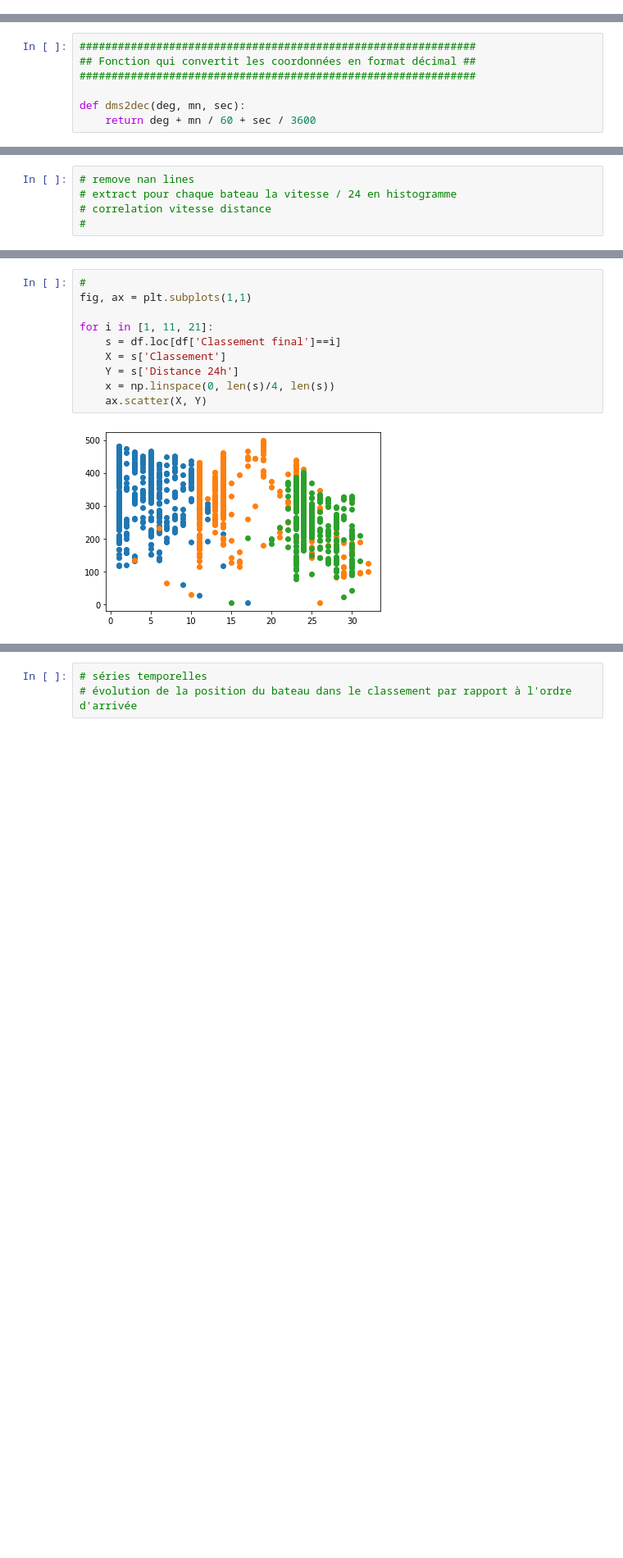
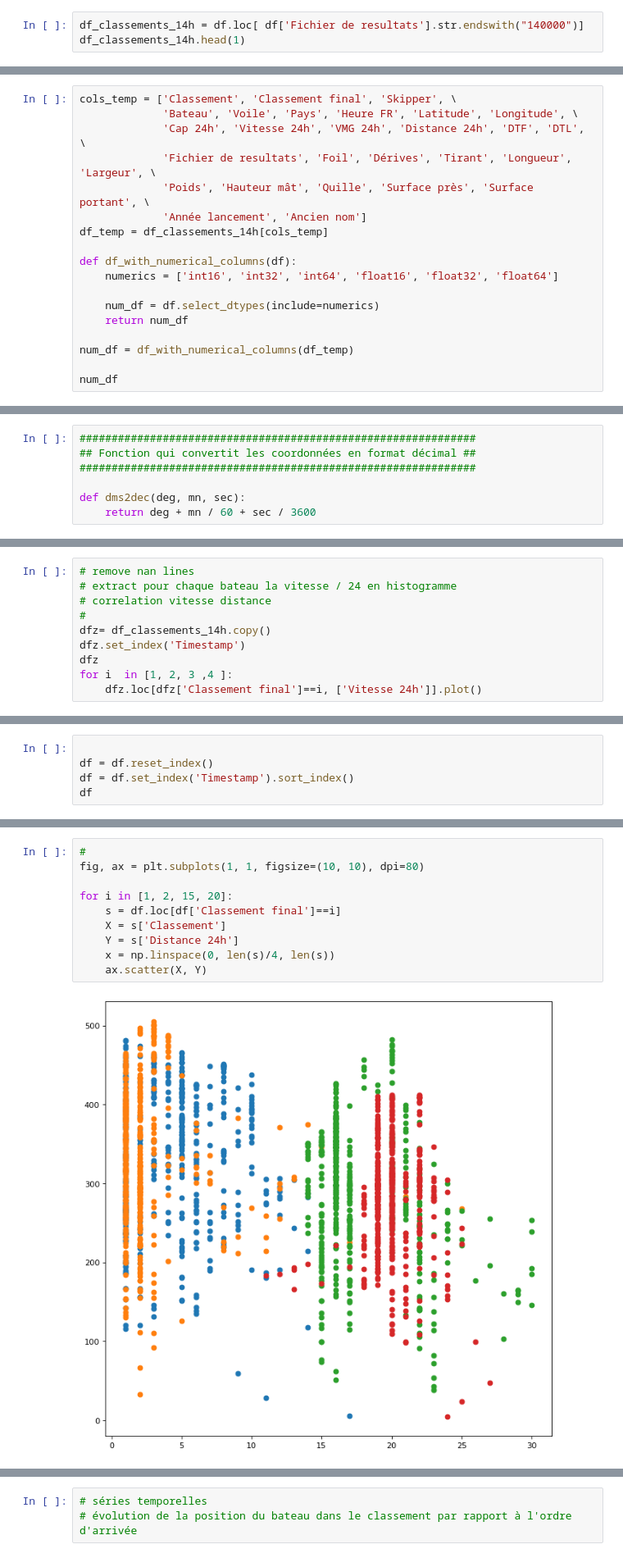
Before and after one commit to Kit-Data-Science-Telecom-2021-2022/lgp, a Jupyter notebook: Projet_final/projet-final-lgp.ipynb, the cells around one changed output, grey strips where cells are left out. Shown at 82% size. Saved outputs shown, nothing was run; the diff lists cells and outputs as text; blank space fills up the shorter version.

```diff
--- a/Projet_final/projet-final-lgp.ipynb
+++ b/Projet_final/projet-final-lgp.ipynb
@@ -696,0 +617,3 @@ stamp
+# %%
+df_classements_14h = df.loc[ df['Fichier de resultats'].str.endswith("140000")]
+df_classements_14h.head(1)
@@ -696,0 +636,18 @@ stamp
+# %%
+cols_temp = ['Classement', 'Classement final', 'Skipper', \
+             'Bateau', 'Voile', 'Pays', 'Heure FR', 'Latitude', 'Longitude', \
+             'Cap 24h', 'Vitesse 24h', 'VMG 24h', 'Distance 24h', 'DTF', 'DTL', \
+             'Fichier de resultats', 'Foil', 'Dérives', 'Tirant', 'Longueur', 'Largeur', \
+             'Poids', 'Hauteur mât', 'Quille', 'Surface près', 'Surface portant', \
+             'Année lancement', 'Ancien nom']
+df_temp = df_classements_14h[cols_temp]
+
+def df_with_numerical_columns(df):
+    numerics = ['int16', 'int32', 'int64', 'float16', 'float32', 'float64']
+
+    num_df = df.select_dtypes(include=numerics)
+    return num_df
+
+num_df = df_with_numerical_columns(df_temp)
+
+num_df
@@ -717,3 +879,8 @@ def dms2dec(deg, mn, sec):
 # extract pour chaque bateau la vitesse / 24 en histogramme
 # correlation vitesse distance
 #
+dfz= df_classements_14h.copy()
+dfz.set_index('Timestamp')
+dfz
+for i  in [1, 2, 3 ,4 ]:
+    dfz.loc[dfz['Classement final']==i, ['Vitesse 24h']].plot()
@@ -719,0 +906,5 @@ def dms2dec(deg, mn, sec):
+# %%
+
+df = df.reset_index()
+df = df.set_index('Timestamp').sort_index()
+df
@@ -720,12 +943,12 @@ def dms2dec(deg, mn, sec):
 # %%
 #
-fig, ax = plt.subplots(1,1)
+fig, ax = plt.subplots(1, 1, figsize=(10, 10), dpi=80)
 
-for i in [1, 11, 21]:
+for i in [1, 2, 15, 20]:
     s = df.loc[df['Classement final']==i]
     X = s['Classement']
     Y = s['Distance 24h']
     x = np.linspace(0, len(s)/4, len(s))
     ax.scatter(X, Y)
 # %% [output]
-[figure, old version]
+[figure, new version]
```
Also changed, not shown: parts of 59 cells of this notebook.
